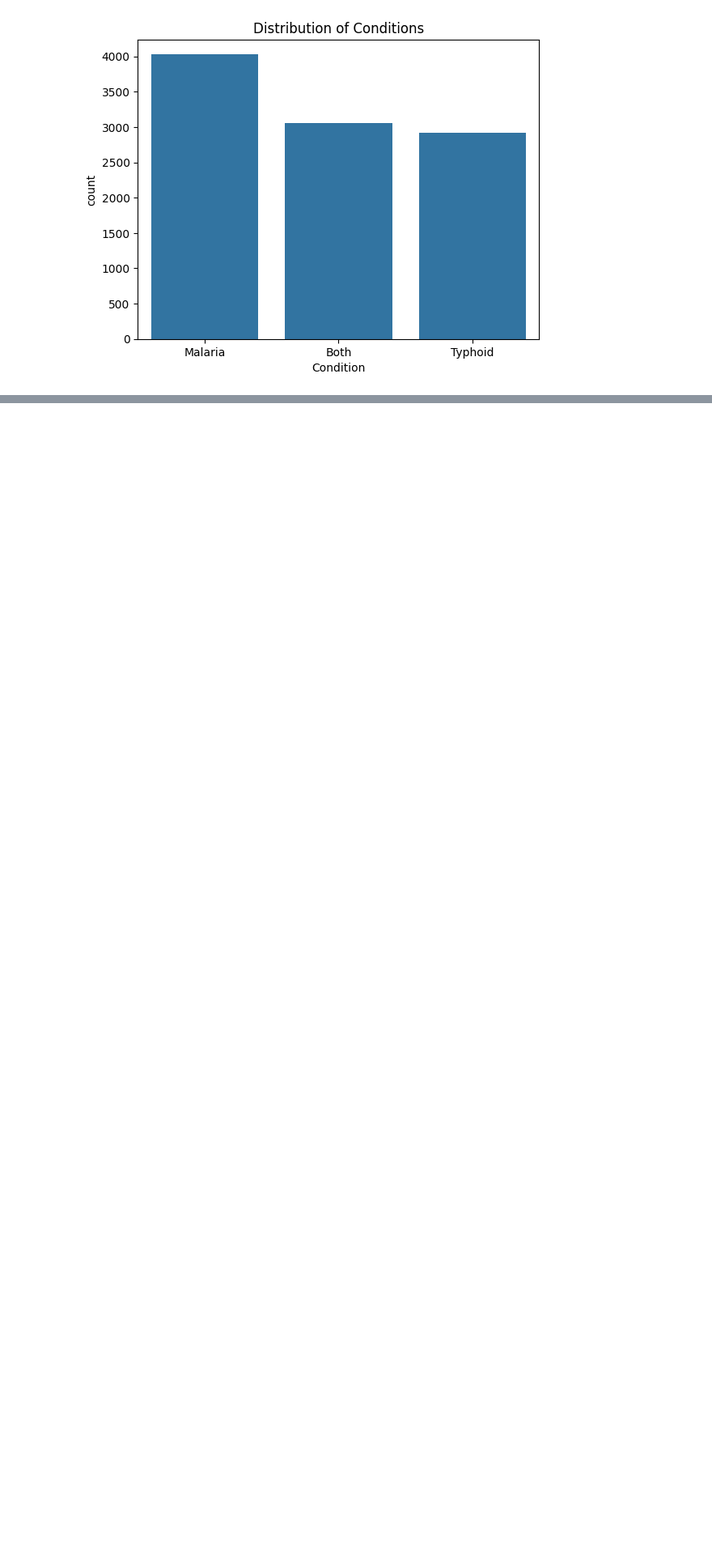
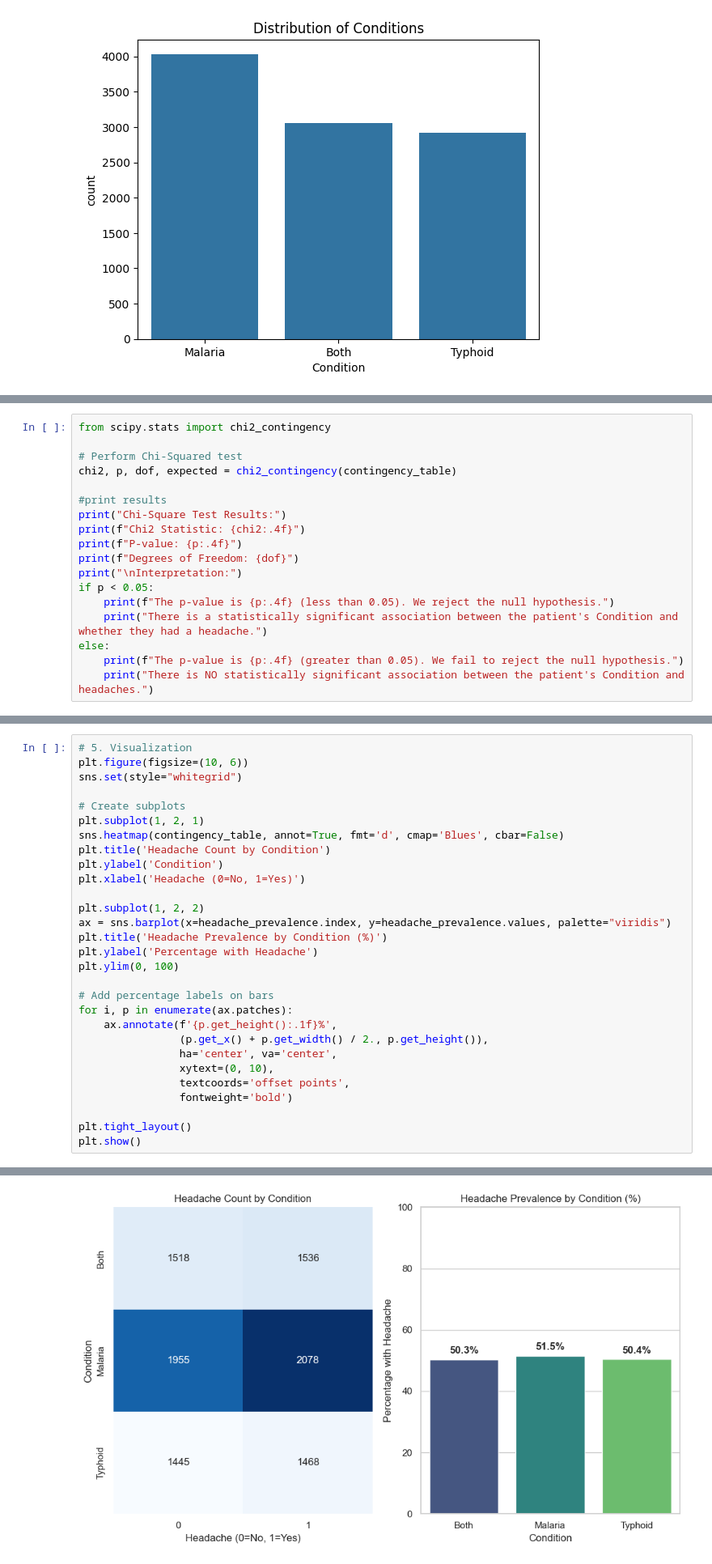
Before and after one commit to edwardopare/Malaria-Typhoid-ML, a Jupyter notebook: modelling/Notebook.ipynb, the cells around one changed output, grey strips where cells are left out. Shown: that part at 81% size. Saved outputs shown, nothing was run; the diff lists cells and outputs as text; blank space fills up the shorter version.

```diff
--- a/modelling/Notebook.ipynb
+++ b/modelling/Notebook.ipynb
@@ -207,0 +289,18 @@ plt.show()
+# %%
+from scipy.stats import chi2_contingency
+
+# Perform Chi-Squared test
+chi2, p, dof, expected = chi2_contingency(contingency_table)
+
+#print results
+print("Chi-Square Test Results:")
+print(f"Chi2 Statistic: {chi2:.4f}")
+print(f"P-value: {p:.4f}")
+print(f"Degrees of Freedom: {dof}")
+print("\nInterpretation:")
+if p < 0.05:
+    print(f"The p-value is {p:.4f} (less than 0.05). We reject the null hypothesis.")
+    print("There is a statistically significant association between the patient's Condition and whether they had a headache.")
+else:
+    print(f"The p-value is {p:.4f} (greater than 0.05). We fail to reject the null hypothesis.")
+    print("There is NO statistically significant association between the patient's Condition and headaches.")
@@ -207,0 +316,30 @@ plt.show()
+# %%
+# 5. Visualization
+plt.figure(figsize=(10, 6))
+sns.set(style="whitegrid")
+
+# Create subplots
+plt.subplot(1, 2, 1)
+sns.heatmap(contingency_table, annot=True, fmt='d', cmap='Blues', cbar=False)
+plt.title('Headache Count by Condition')
+plt.ylabel('Condition')
+plt.xlabel('Headache (0=No, 1=Yes)')
+
+plt.subplot(1, 2, 2)
+ax = sns.barplot(x=headache_prevalence.index, y=headache_prevalence.values, palette="viridis")
+plt.title('Headache Prevalence by Condition (%)')
+plt.ylabel('Percentage with Headache')
+plt.ylim(0, 100)
+
+# Add percentage labels on bars
+for i, p in enumerate(ax.patches):
+    ax.annotate(f'{p.get_height():.1f}%',
+                (p.get_x() + p.get_width() / 2., p.get_height()),
+                ha='center', va='center',
+                xytext=(0, 10),
+                textcoords='offset points',
+                fontweight='bold')
+
+plt.tight_layout()
+plt.show()
+# %% [output]
@@ -207,0 +349 @@ plt.show()
+[figure, added]
```
Also changed, not shown: parts of 9 cells of this notebook, 1 other file.
